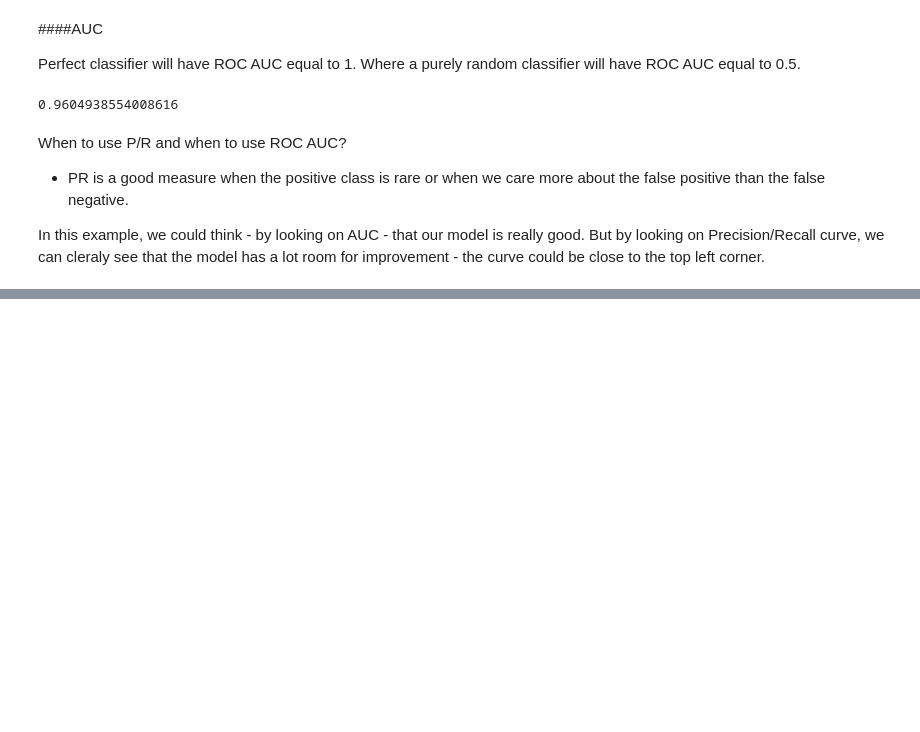
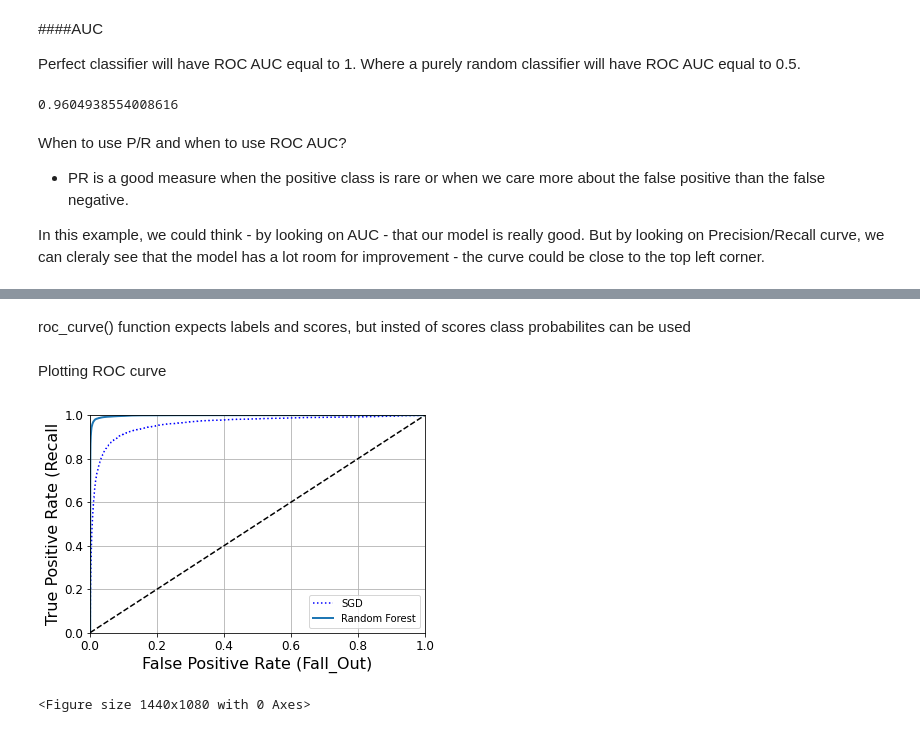
Before and after one commit to dataqueenpend/HandsOnML_projects, a Jupyter notebook: Hands_on_ML_Classification_MNIST.ipynb, the cells around one changed output, grey strips where cells are left out. Cells and saved outputs as stored; diff of their text form; code cells hidden in the pictures; blank space fills up the shorter version.

```diff
--- a/Hands_on_ML_Classification_MNIST.ipynb
+++ b/Hands_on_ML_Classification_MNIST.ipynb
@@ -373,0 +378,20 @@ In this example, we could think - by looking on AUC - that our model is really g
+# %%
+forest_clf = RandomForestClassifier(random_state=42)
+y_probas_forest = cross_val_predict(forest_clf, X_train, y_train_5, cv=3,
+                                   method='predict_proba')
+# %% [markdown]
+roc_curve() function expects labels and scores, but insted of scores class probabilites can be used
+# %%
+y_scores_forest = y_probas_forest[:,1] #score = proba of positive class
+fpr_forest, tpr_forest, tresholds_forest = roc_curve(y_train_5, y_scores_forest)
+# %% [markdown]
+Plotting ROC curve
+# %%
+plt.plot(fpr, tpr, 'b:', label='SGD')
+plot_roc_curve(fpr_forest, tpr_forest, 'Random Forest')
+plt.legend(loc='lower right')
+plt.figure(figsize=(20,15))
+plt.show()
+# %% [output]
+[figure, added]
+<Figure size 1440x1080 with 0 Axes>
```
Also changed, not shown: parts of 7 cells of this notebook.
